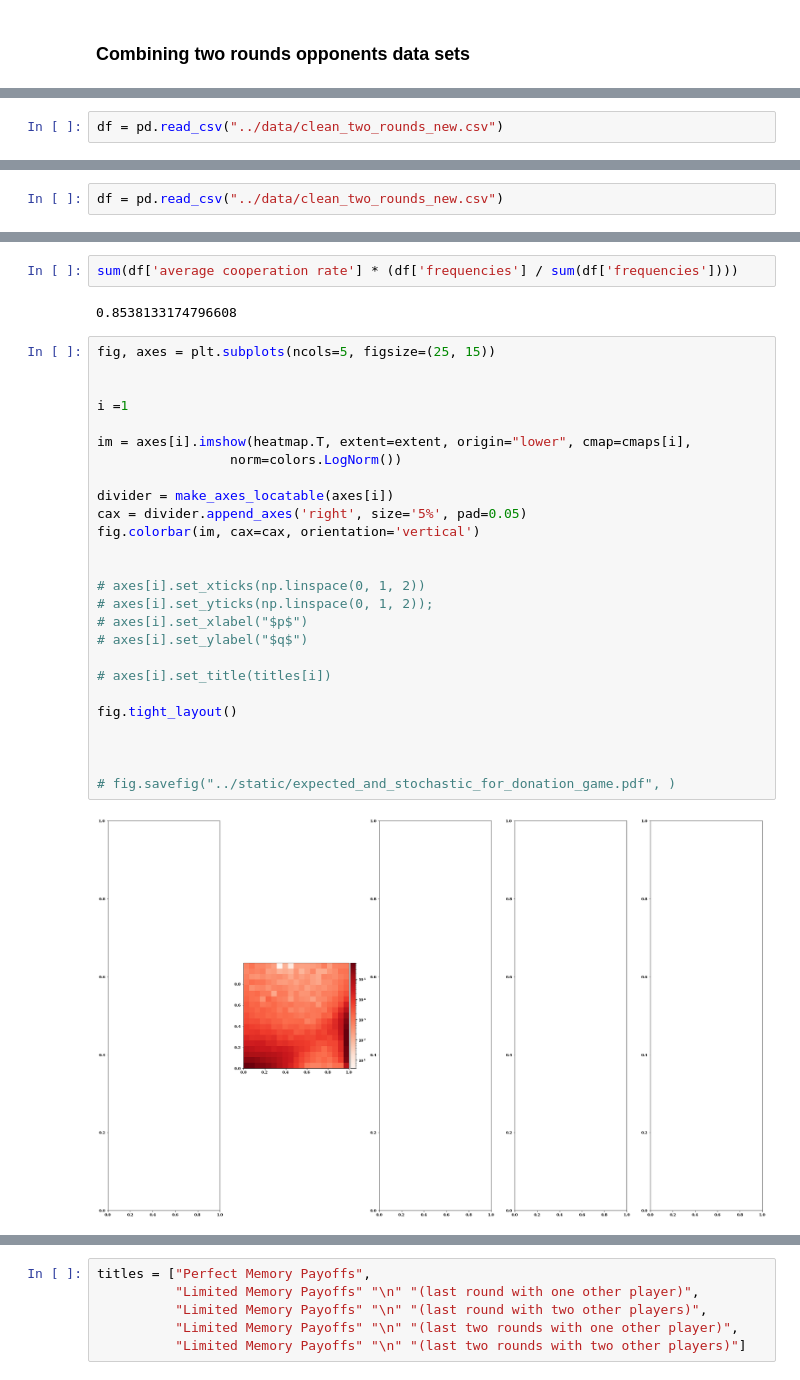
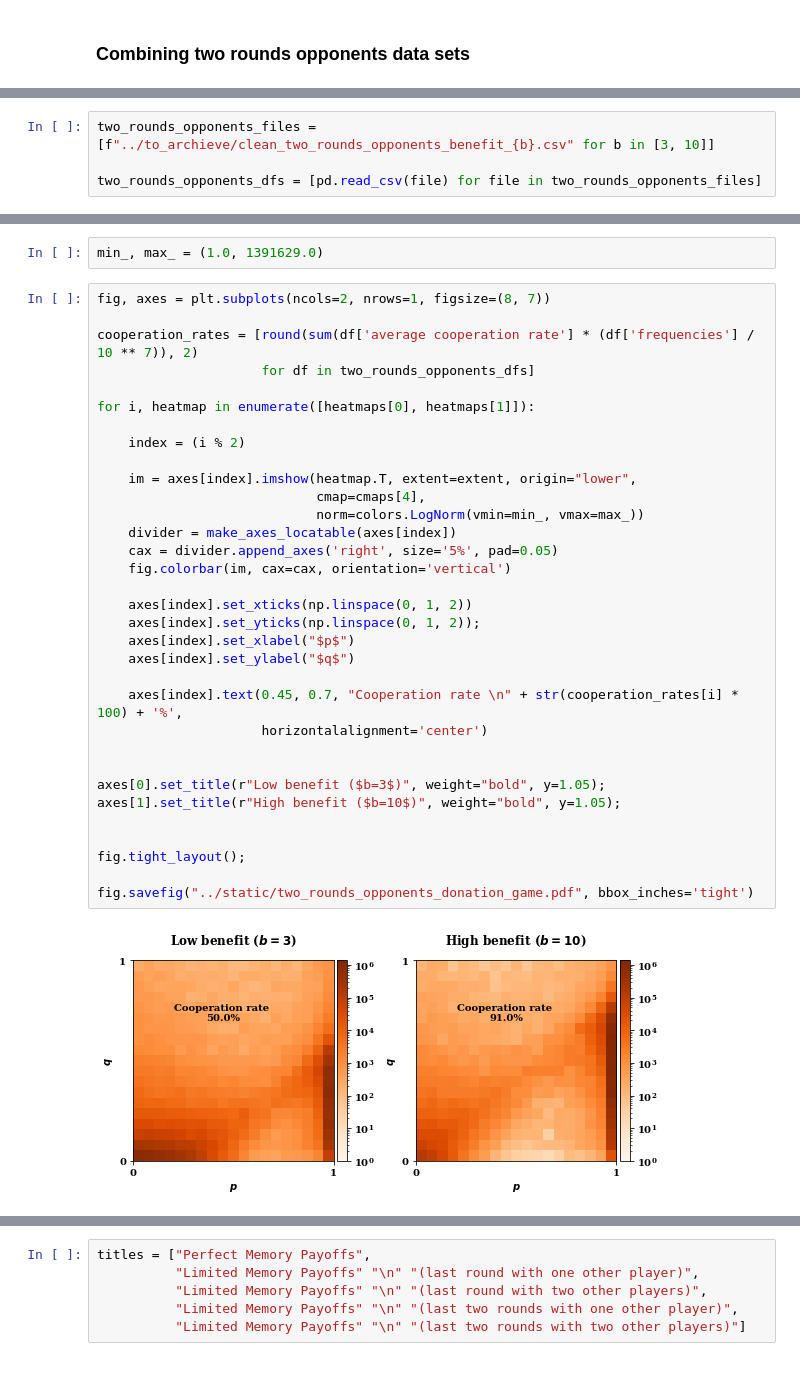
Before and after one commit to Nikoleta-v3/evolution-of-cooperation-with-limited-updating-payoff-memory, a Jupyter notebook: nbs/Donation Game More Memory.ipynb, the cells around one changed output, grey strips where cells are left out. Cells and saved outputs as stored; diff of their text form.

Commit message:
cleaning notebooks

```diff
--- a/nbs/Donation Game More Memory.ipynb
+++ b/nbs/Donation Game More Memory.ipynb
@@ -58,2 +163,0 @@ files = ["../data/clean_expected.csv",
-# %%
-df = pd.read_csv("../data/clean_two_rounds_new.csv")
@@ -76,2 +163,0 @@ df
-# %%
-df = pd.read_csv("../data/clean_two_rounds_new.csv")
@@ -94 +164,5 @@ df
+# %%
+two_rounds_opponents_files = [f"../to_archieve/clean_two_rounds_opponents_benefit_{b}.csv" for b in [3, 10]]
+
+two_rounds_opponents_dfs = [pd.read_csv(file) for file in two_rounds_opponents_files]
 # %%
@@ -104,32 +188,37 @@ extent = [xedges[0], xedges[-1], yedges[0], yedges[-1]]
-# %%
-sum(df['average cooperation rate'] * (df['frequencies'] / sum(df['frequencies'])))
-# %% [output]
-0.8538133174796608
+# %%
+min_, max_ = (1.0, 1391629.0)
 # %%
-fig, axes = plt.subplots(ncols=5, figsize=(25, 15))
+fig, axes = plt.subplots(ncols=2, nrows=1, figsize=(8, 7))
+
+cooperation_rates = [round(sum(df['average cooperation rate'] * (df['frequencies'] / 10 ** 7)), 2)
+                     for df in two_rounds_opponents_dfs]
+
+for i, heatmap in enumerate([heatmaps[0], heatmaps[1]]):
+
+    index = (i % 2)
+
+    im = axes[index].imshow(heatmap.T, extent=extent, origin="lower",
+                            cmap=cmaps[4],
+                            norm=colors.LogNorm(vmin=min_, vmax=max_))
+    divider = make_axes_locatable(axes[index])
+    cax = divider.append_axes('right', size='5%', pad=0.05)
+    fig.colorbar(im, cax=cax, orientation='vertical')
+
+    axes[index].set_xticks(np.linspace(0, 1, 2))
+    axes[index].set_yticks(np.linspace(0, 1, 2));
+    axes[index].set_xlabel("$p$")
+    axes[index].set_ylabel("$q$")
+
+    axes[index].text(0.45, 0.7, "Cooperation rate \n" + str(cooperation_rates[i] * 100) + '%',
+                     horizontalalignment='center')
 
 
-i =1
-
-im = axes[i].imshow(heatmap.T, extent=extent, origin="lower", cmap=cmaps[i],
-                 norm=colors.LogNorm())
-
-divider = make_axes_locatable(axes[i])
-cax = divider.append_axes('right', size='5%', pad=0.05)
-fig.colorbar(im, cax=cax, orientation='vertical')
+axes[0].set_title(r"Low benefit ($b=3$)", weight="bold", y=1.05);
+axes[1].set_title(r"High benefit ($b=10$)", weight="bold", y=1.05);
 
 
-# axes[i].set_xticks(np.linspace(0, 1, 2))
-# axes[i].set_yticks(np.linspace(0, 1, 2));
-# axes[i].set_xlabel("$p$")
-# axes[i].set_ylabel("$q$")
+fig.tight_layout();
 
-# axes[i].set_title(titles[i])
-
-fig.tight_layout()
-
-
-
-# fig.savefig("../static/expected_and_stochastic_for_donation_game.pdf", )
+fig.savefig("../static/two_rounds_opponents_donation_game.pdf", bbox_inches='tight')
 # %% [output]
-[figure, old version]
+[figure, new version]
```
Also changed, not shown: parts of 44 cells of this notebook, 12 other files.
